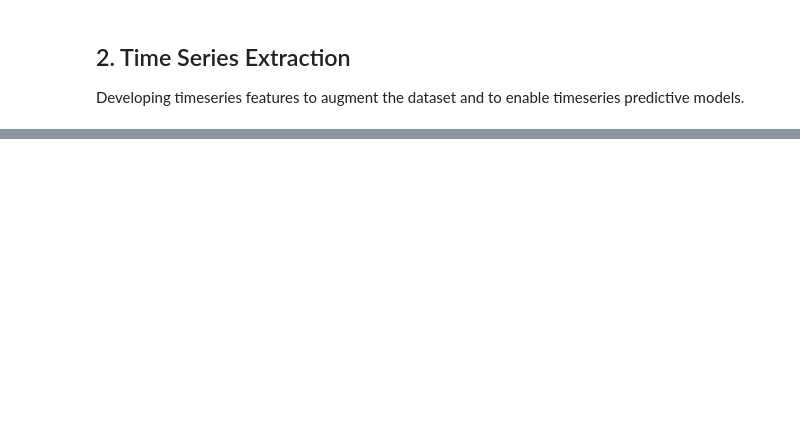
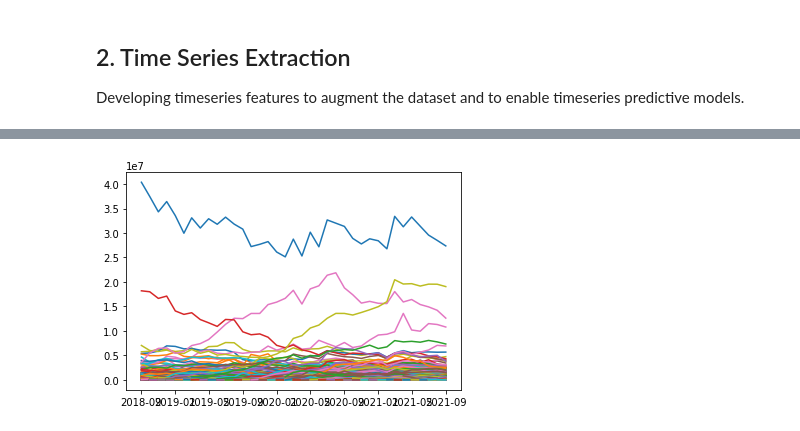
Before and after one commit to rudyorre/m148-project3, a Jupyter notebook: project3.ipynb, the cells around one changed output, grey strips where cells are left out. Drawn from its saved outputs; the diff is of its cells as text; code cells hidden in the pictures; blank space fills up the shorter version.

```diff
--- a/project3.ipynb
+++ b/project3.ipynb
@@ -162,0 +289,11 @@ Index(['Brand', 'Months', 'Total Units', 'vs. Prior Period'], dtype='object')
+# %%
+# merge sales and price into df (and rename `vs. Prior Period` to `vs. Prior Period (ARP)`
+df = pd.merge(dfs['sales'], dfs['price'], on=['Brand', 'Months'], how='left')
+# merge df and units into df
+df = pd.merge(df, dfs['units'], on=['Brand', 'Months'], how='left')
+# renaming `vs. Prior Period` columns
+df = df.rename(columns={
+    'vs. Prior Period_x': 'vs. Prior Period (ARP)',
+    'vs. Prior Period_y': 'vs. Prior Period (units)',
+})
+df.info()
@@ -162,0 +318,4 @@ Index(['Brand', 'Months', 'Total Units', 'vs. Prior Period'], dtype='object')
+# %%
+df['Total Sales ($)'] = df['Total Sales ($)'].str.replace(',','').astype(float)
+df['Total Units'] = df['Total Units'].str.replace(',','').astype(float)
+df
@@ -167,0 +356,3 @@ Developing timeseries features to augment the dataset and to enable timeseries p
+# %%
+df['Months'] = pd.to_datetime(df['Months'])
+df.info()
@@ -167,0 +376,3 @@ Developing timeseries features to augment the dataset and to enable timeseries p
+# %%
+df = df.rename(columns={'Months': 'Date'})
+df
@@ -167,0 +393,6 @@ Developing timeseries features to augment the dataset and to enable timeseries p
+# %%
+for brand in df['Brand'].unique():
+    test_df = df[df['Brand'] == brand]
+    plt.plot(test_df['Date'], test_df['Total Sales ($)'])
+# %% [output]
+[figure, added]
```
Also changed, not shown: parts of 39 cells of this notebook, 2 other files.
